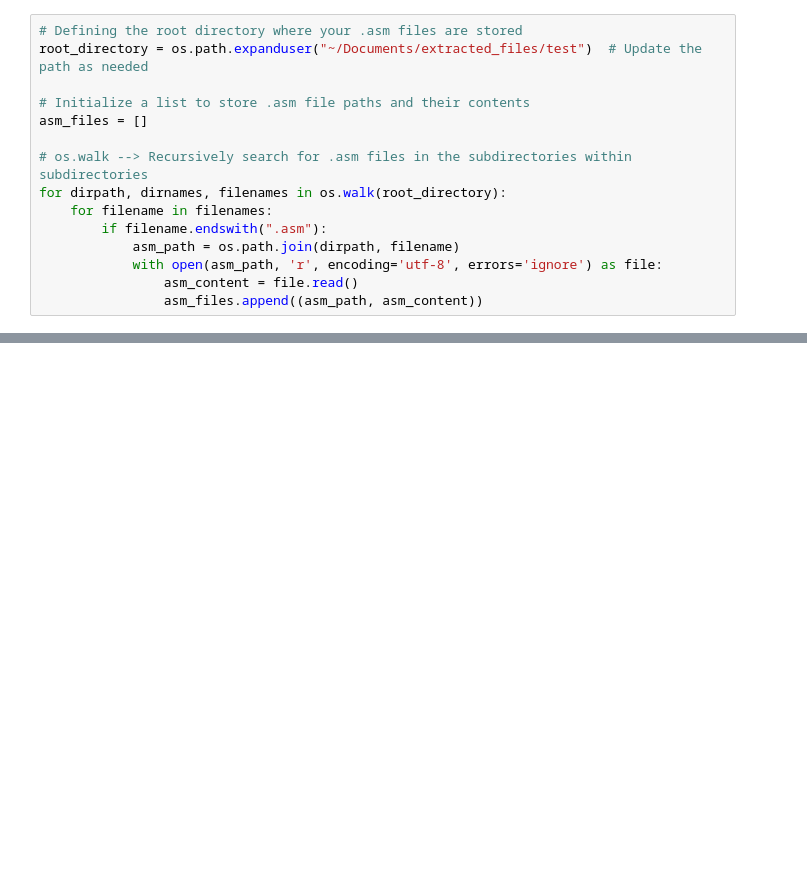
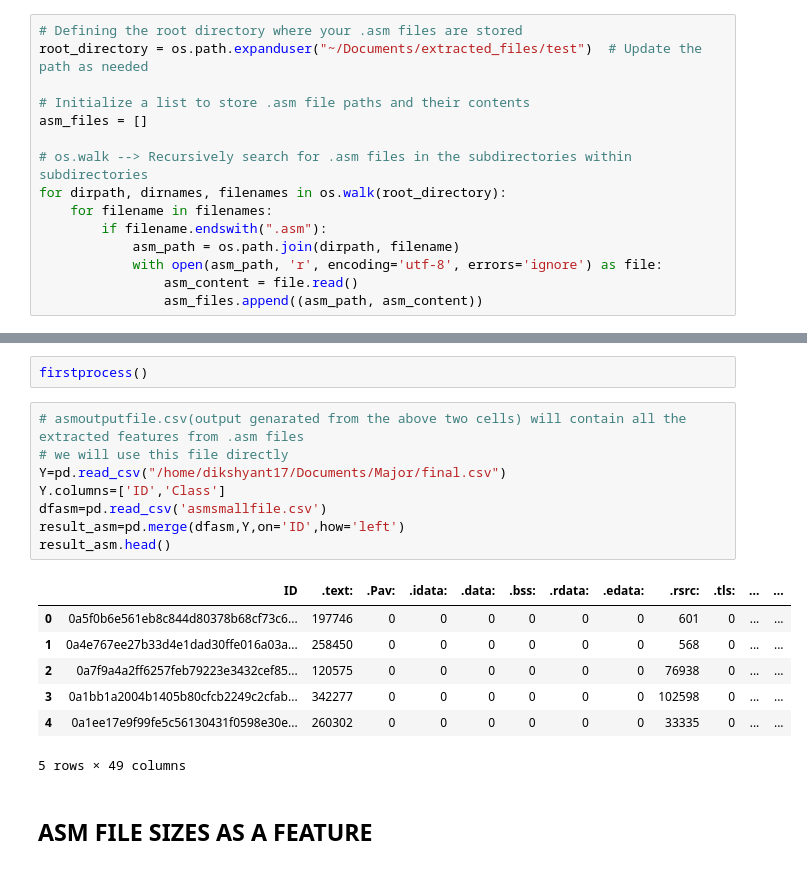
Before and after one commit to therawbit/Major-Project, a Jupyter notebook: Malware_Classification.ipynb, the cells around one changed output, grey strips where cells are left out. Drawn from its saved outputs; the diff is of its cells as text; blank space fills up the shorter version.

```diff
--- a/Malware_Classification.ipynb
+++ b/Malware_Classification.ipynb
@@ -57,0 +131,20 @@ for dirpath, dirnames, filenames in os.walk(root_directory):
+# %%
+firstprocess()
+# %%
+# asmoutputfile.csv(output genarated from the above two cells) will contain all the extracted features from .asm files
+# we will use this file directly
+Y=pd.read_csv("/home/dikshyant17/Documents/Major/final.csv")
+Y.columns=['ID','Class']
+dfasm=pd.read_csv('asmsmallfile.csv')
+result_asm=pd.merge(dfasm,Y,on='ID',how='left')
+result_asm.head()
+# %% [output]
+|  | ID | .text: | .Pav: | .idata: | .data: | .bss: | .rdata: | .edata: | .rsrc: | .tls: | ... | ... |
+| 0 | 0a5f0b6e561eb8c844d80378b68cf73c6... | 197746 | 0 | 0 | 0 | 0 | 0 | 0 | 601 | 0 | ... | ... |
+| 1 | 0a4e767ee27b33d4e1dad30ffe016a03a... | 258450 | 0 | 0 | 0 | 0 | 0 | 0 | 568 | 0 | ... | ... |
+| 2 | 0a7f9a4a2ff6257feb79223e3432cef85... | 120575 | 0 | 0 | 0 | 0 | 0 | 0 | 76938 | 0 | ... | ... |
+| 3 | 0a1bb1a2004b1405b80cfcb2249c2cfab... | 342277 | 0 | 0 | 0 | 0 | 0 | 0 | 102598 | 0 | ... | ... |
+| 4 | 0a1ee17e9f99fe5c56130431f0598e30e... | 260302 | 0 | 0 | 0 | 0 | 0 | 0 | 33335 | 0 | ... | ... |
+5 rows × 49 columns
+# %% [markdown]
+## ASM FILE SIZES AS A FEATURE
```
Also changed, not shown: parts of 7 cells of this notebook.
